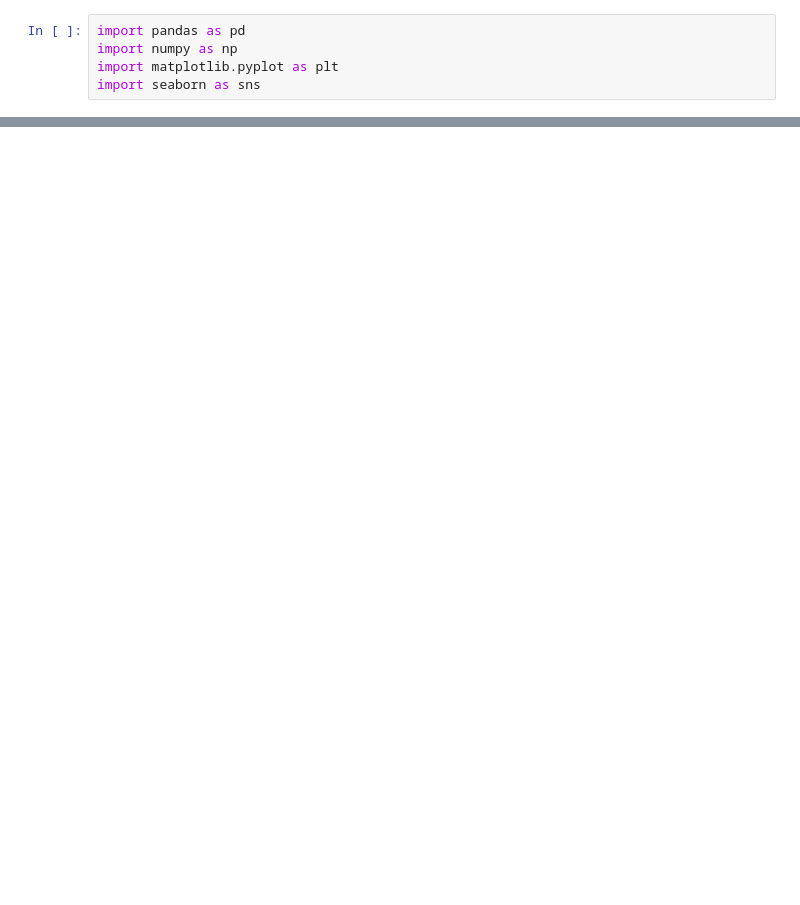
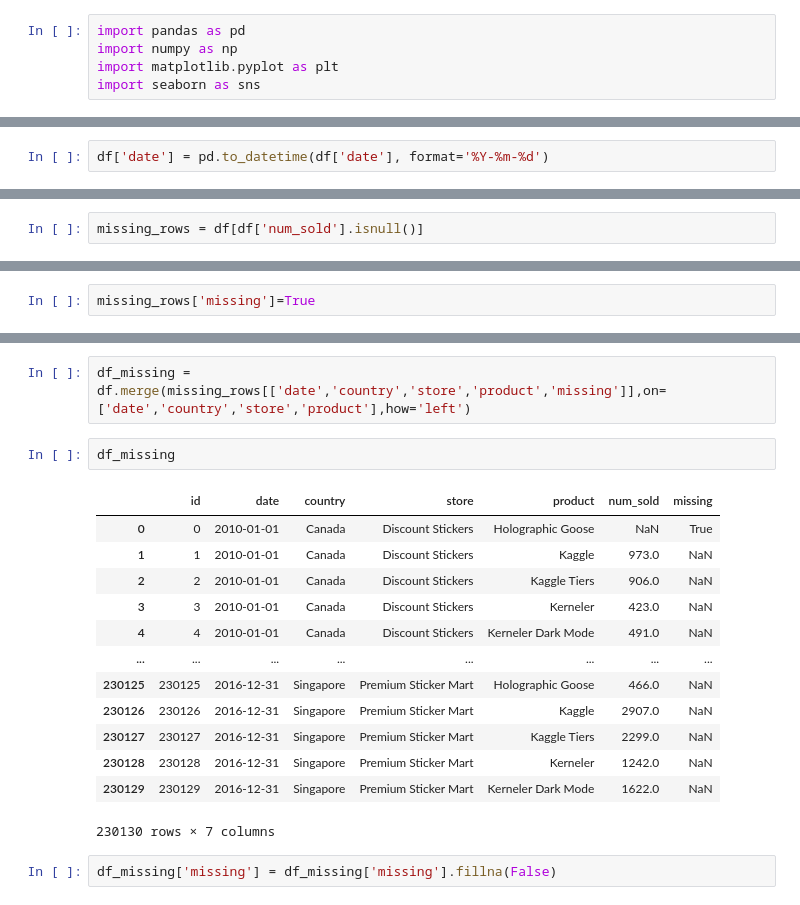
Before and after one commit to AmanKashyap0807/Kaggle_Playground_Series, a Jupyter notebook: notebook7805252927.ipynb, the cells around one changed output, grey strips where cells are left out. Cells and saved outputs as stored; diff of their text form; blank space fills up the shorter version.

Commit message:
Kaggle Notebook | notebook7805252927 | Version 2

```diff
--- a/notebook7805252927.ipynb
+++ b/notebook7805252927.ipynb
@@ -5,0 +60,2 @@ import seaborn as sns
+# %%
+df['date'] = pd.to_datetime(df['date'], format='%Y-%m-%d')
@@ -5,0 +93,2 @@ import seaborn as sns
+# %%
+missing_rows = df[df['num_sold'].isnull()]
@@ -5,0 +111,2 @@ import seaborn as sns
+# %%
+missing_rows['missing']=True
@@ -5,0 +135,20 @@ import seaborn as sns
+# %%
+df_missing = df.merge(missing_rows[['date','country','store','product','missing']],on=['date','country','store','product'],how='left')
+# %%
+df_missing
+# %% [output]
+|  | id | date | country | store | product | num_sold | missing |
+| 0 | 0 | 2010-01-01 | Canada | Discount Stickers | Holographic Goose | NaN | True |
+| 1 | 1 | 2010-01-01 | Canada | Discount Stickers | Kaggle | 973.0 | NaN |
+| 2 | 2 | 2010-01-01 | Canada | Discount Stickers | Kaggle Tiers | 906.0 | NaN |
+| 3 | 3 | 2010-01-01 | Canada | Discount Stickers | Kerneler | 423.0 | NaN |
+| 4 | 4 | 2010-01-01 | Canada | Discount Stickers | Kerneler Dark Mode | 491.0 | NaN |
+| ... | ... | ... | ... | ... | ... | ... | ... |
+| 230125 | 230125 | 2016-12-31 | Singapore | Premium Sticker Mart | Holographic Goose | 466.0 | NaN |
+| 230126 | 230126 | 2016-12-31 | Singapore | Premium Sticker Mart | Kaggle | 2907.0 | NaN |
+| 230127 | 230127 | 2016-12-31 | Singapore | Premium Sticker Mart | Kaggle Tiers | 2299.0 | NaN |
+| 230128 | 230128 | 2016-12-31 | Singapore | Premium Sticker Mart | Kerneler | 1242.0 | NaN |
+| 230129 | 230129 | 2016-12-31 | Singapore | Premium Sticker Mart | Kerneler Dark Mode | 1622.0 | NaN |
+230130 rows × 7 columns
+# %%
+df_missing['missing'] = df_missing['missing'].fillna(False)
```
Also changed, not shown: parts of 16 cells of this notebook.
